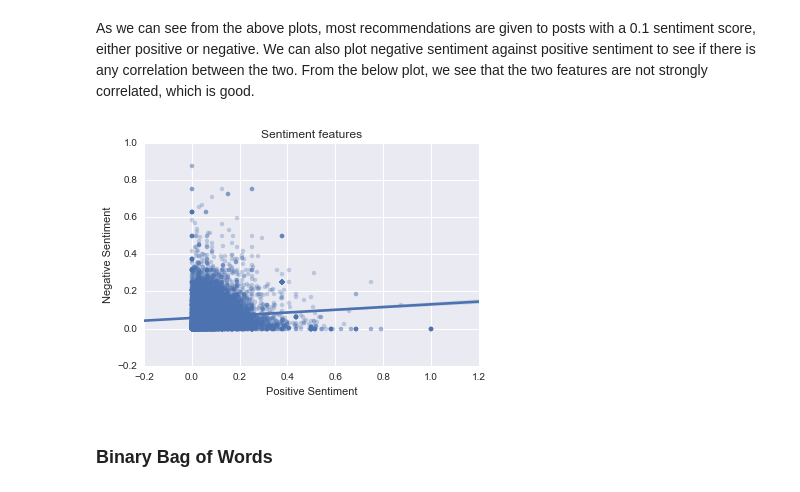
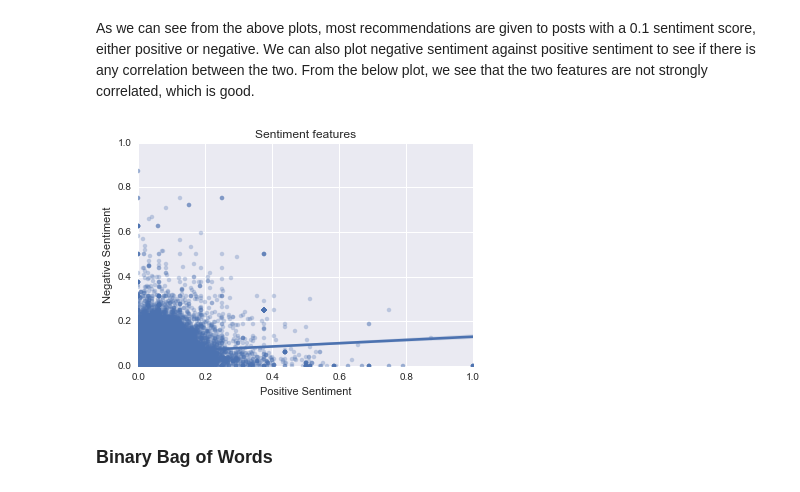
Before and after one commit to CS109-comment/NYTimes-Comment-Popularity-Prediction, a Jupyter notebook: IPython Process Notebook.ipynb, the cells around one changed output. Drawn from its saved outputs; the diff is of its cells as text; code cells hidden in the pictures.

```diff
--- a/IPython Process Notebook.ipynb
+++ b/IPython Process Notebook.ipynb
@@ -554,11 +554,13 @@ plt.show()
 As we can see from the above plots, most recommendations are given to posts with a 0.1 sentiment score, either positive or negative. We can also plot negative sentiment against positive sentiment to see if there is any correlation between the two. From the below plot, we see that the two features are not strongly correlated, which is good.
 # %%
 ax = sns.regplot('positive_sentiment', 'negative_sentiment', data=commentsdf, scatter_kws={'alpha':0.3})
+ax.set_ylim(0, 1.0)
+ax.set_xlim(0, 1.0)
 ax.set_title('Sentiment features')
 ax.set_ylabel('Negative Sentiment')
 ax.set_xlabel('Positive Sentiment');
 # %% [output]
-[figure, old version]
+[figure, new version]
 # %% [markdown]
 ### Binary Bag of Words
 # %% [markdown]
```
Also changed, not shown: parts of 3 cells of this notebook.
